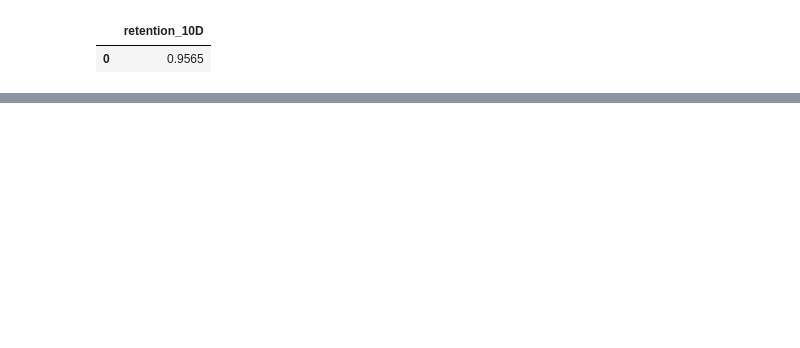
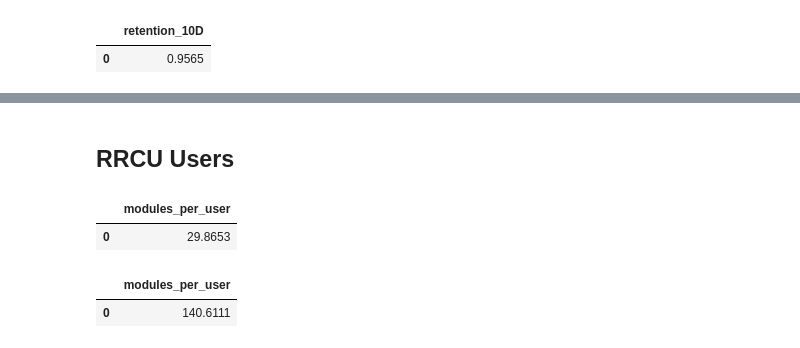
Before and after one commit to wganalytica/zogo-fairwind-users, a Jupyter notebook: Fairwind Account Objectives.ipynb, the cells around one changed output, grey strips where cells are left out. Saved outputs shown, nothing was run; the diff lists cells and outputs as text; code cells hidden in the pictures; blank space fills up the shorter version.

```diff
--- a/Fairwind Account Objectives.ipynb
+++ b/Fairwind Account Objectives.ipynb
@@ -729,0 +896,68 @@ query(retention_10D_three_query)
+# %% [markdown]
+## RRCU Users
+# %%
+#Modules/user for all Visions FCU users who completed 5 or more modules:
+
+query('''
+SELECT
+(
+SELECT count(*)
+FROM education_completed_module ecm
+WHERE ecm.user_id IN
+(SELECT user_id
+FROM
+(SELECT ecm.user_id, count(education_module_id) AS mod_count
+FROM education_completed_module ecm
+LEFT JOIN user u ON u.id = ecm.user_id
+WHERE u.institution_id = 19634
+GROUP BY user_id) rrcu_users
+WHERE mod_count >= 5)
+)
+/
+(
+SELECT count(user_id)
+FROM
+(SELECT ecm.user_id, count(education_module_id) AS mod_count
+FROM education_completed_module ecm
+LEFT JOIN user u ON u.id = ecm.user_id
+WHERE u.institution_id = 19634
+GROUP BY user_id) rrcu_users
+WHERE mod_count >= 5) AS modules_per_user
+''')
+# %% [output]
+|  | modules_per_user |
+| 0 | 29.8653 |
+# %%
+#Modules/user for all Visions FCU users who claimed the Complete 5 Modules objective:
+
+query('''
+SELECT
+(
+SELECT count(education_module_id)
+FROM education_completed_module ecm
+WHERE ecm.user_id IN
+(SELECT oc.user_id
+FROM objective_claim oc
+LEFT JOIN user u ON u.id = oc.user_id
+LEFT JOIN objective o ON o.id = oc.objective_id
+WHERE u.institution_id = 19634
+AND o.time_period = 'one_time'
+AND o.name = 'Complete 5 Modules'
+)
+)/
+(
+SELECT count(user_id)
+FROM
+(SELECT oc.user_id
+FROM objective_claim oc
+LEFT JOIN user u ON u.id = oc.user_id
+LEFT JOIN objective o ON o.id = oc.objective_id
+WHERE u.institution_id = 19634
+AND o.time_period = 'one_time'
+AND o.name = 'Complete 5 Modules'
+) one_time_users
+) AS modules_per_user
+''')
+# %% [output]
+|  | modules_per_user |
+| 0 | 140.6111 |
```
Also changed, not shown: parts of 22 cells of this notebook.
